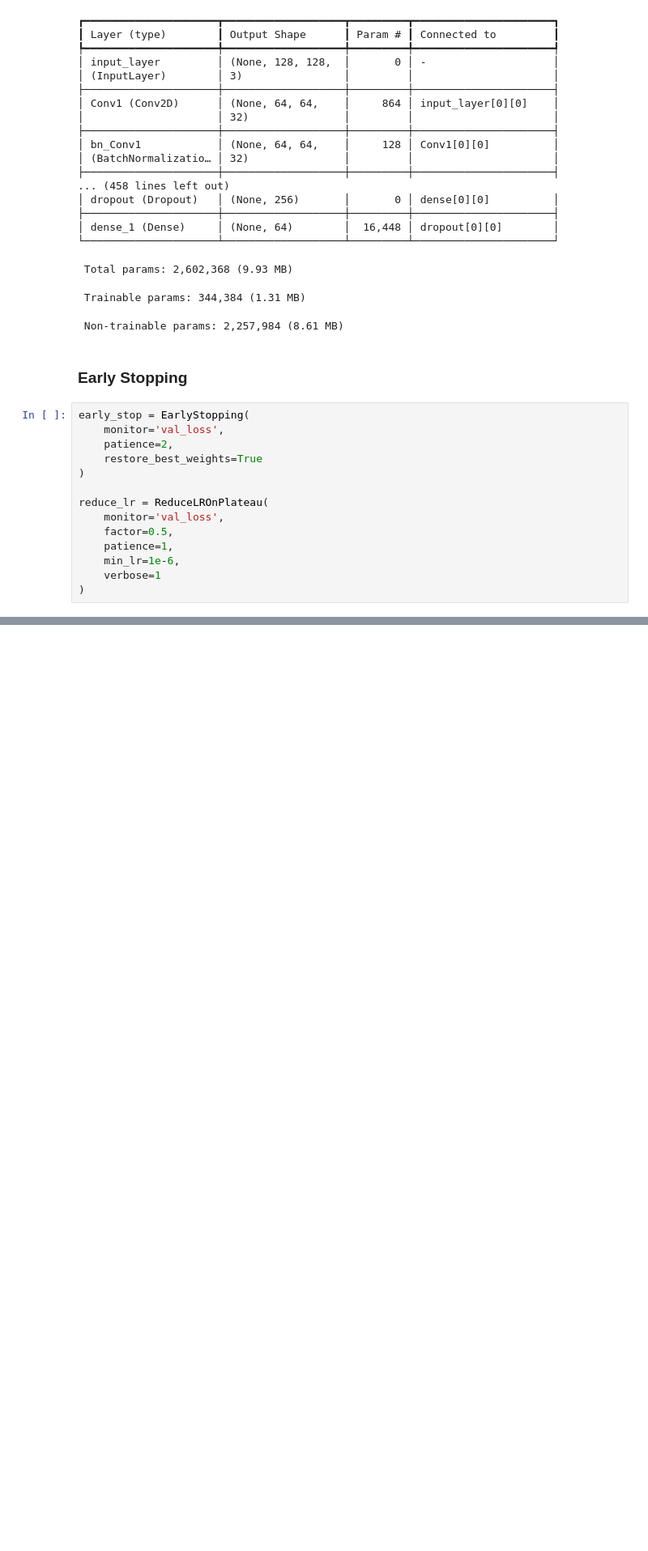
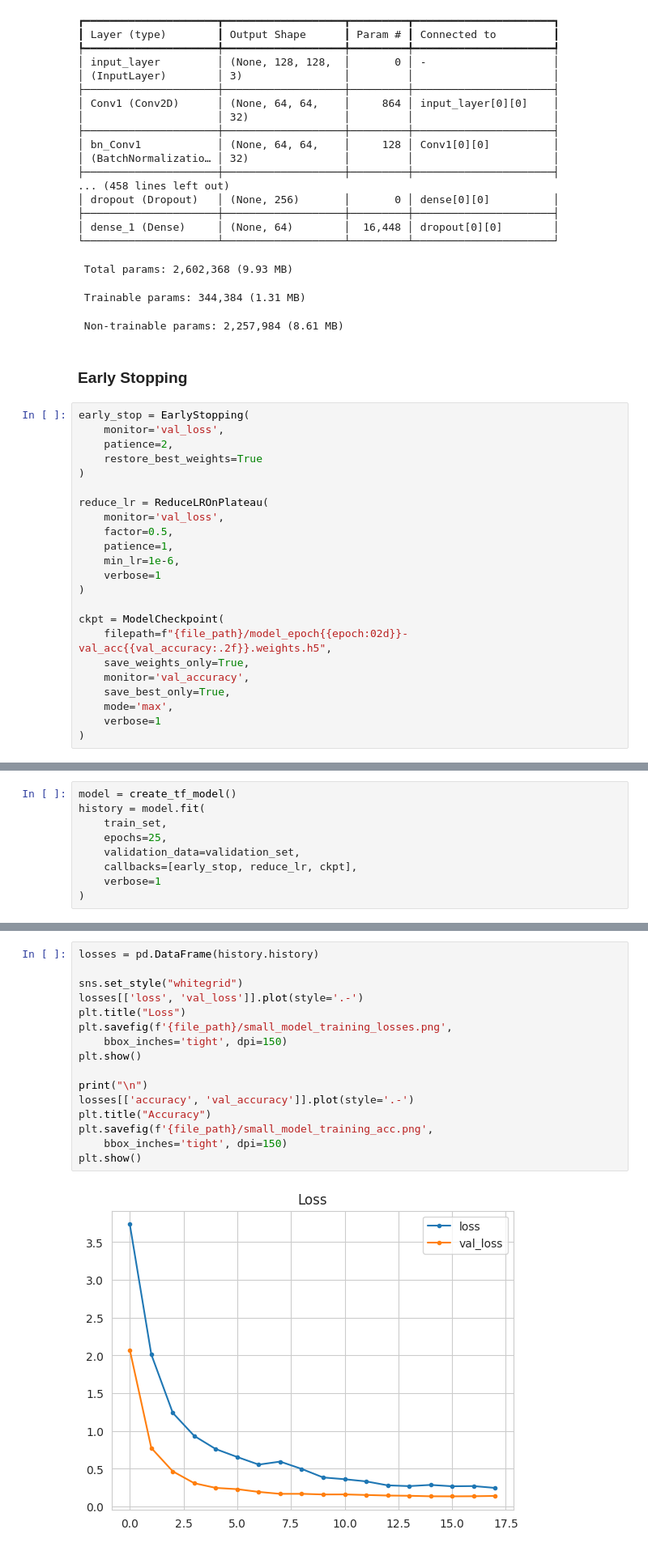
Before and after one commit to katherinewadge-berrospi/Animal_detection_camera, a Jupyter notebook: jupyter_notebooks/04-Small-Data-Handling.ipynb, the cells around one changed output, grey strips where cells are left out. Shown at 81% size. Drawn from its saved outputs; the diff is of its cells as text; blank space fills up the shorter version.

Commit message:
Model learning curve loss and accuracy.

```diff
--- a/jupyter_notebooks/04-Small-Data-Handling.ipynb
+++ b/jupyter_notebooks/04-Small-Data-Handling.ipynb
@@ -432,3 +432,12 @@ reduce_lr = ReduceLROnPlateau(
     min_lr=1e-6,
     verbose=1
 )
+
+ckpt = ModelCheckpoint(
+    filepath=f"{file_path}/model_epoch{{epoch:02d}}-val_acc{{val_accuracy:.2f}}.weights.h5",
+    save_weights_only=True,
+    monitor='val_accuracy',
+    save_best_only=True,
+    mode='max',
+    verbose=1
+)
@@ -434,0 +446,9 @@ reduce_lr = ReduceLROnPlateau(
+# %%
+model = create_tf_model()
+history = model.fit(
+    train_set,
+    epochs=25,
+    validation_data=validation_set,
+    callbacks=[early_stop, reduce_lr, ckpt],
+    verbose=1
+)
@@ -434,0 +486,18 @@ reduce_lr = ReduceLROnPlateau(
+# %%
+losses = pd.DataFrame(history.history)
+
+sns.set_style("whitegrid")
+losses[['loss', 'val_loss']].plot(style='.-')
+plt.title("Loss")
+plt.savefig(f'{file_path}/small_model_training_losses.png',
+    bbox_inches='tight', dpi=150)
+plt.show()
+
+print("\n")
+losses[['accuracy', 'val_accuracy']].plot(style='.-')
+plt.title("Accuracy")
+plt.savefig(f'{file_path}/small_model_training_acc.png',
+    bbox_inches='tight', dpi=150)
+plt.show()
+# %% [output]
+[figure, added]
```
Also changed, not shown: parts of 8 cells of this notebook.
